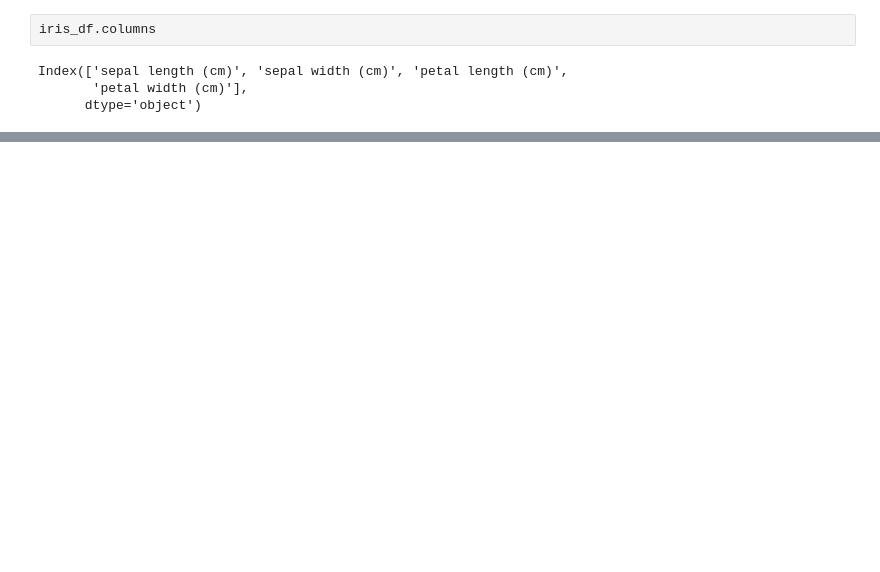
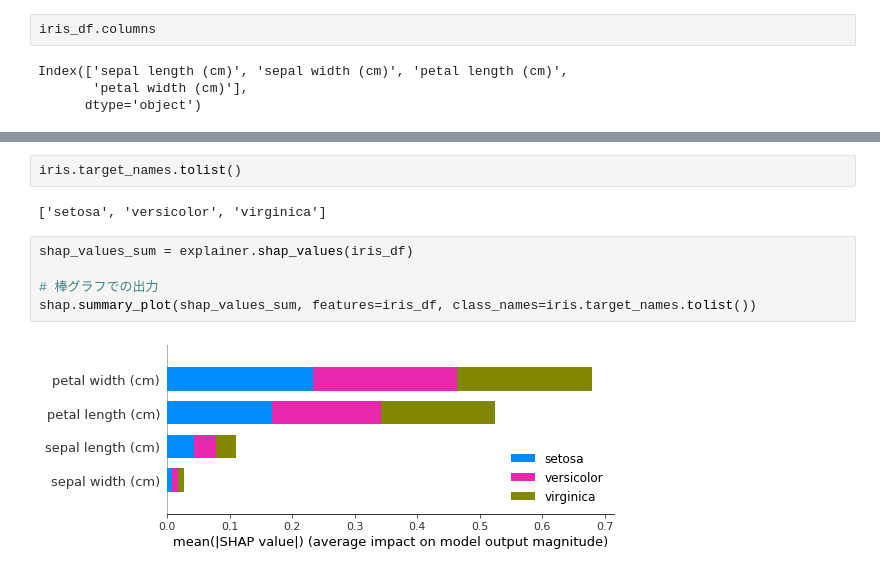
Before and after one commit to ysko909/work_shap, a Jupyter notebook: shap_sample_randomforest.ipynb, the cells around one changed output, grey strips where cells are left out. Saved outputs shown, nothing was run; the diff lists cells and outputs as text; blank space fills up the shorter version.

```diff
--- a/shap_sample_randomforest.ipynb
+++ b/shap_sample_randomforest.ipynb
@@ -83,0 +95,11 @@ NameError: name 'shap_values_dep' is not defined
+# %%
+iris.target_names.tolist()
+# %% [output]
+['setosa', 'versicolor', 'virginica']
+# %%
+shap_values_sum = explainer.shap_values(iris_df)
+
+# 棒グラフでの出力
+shap.summary_plot(shap_values_sum, features=iris_df, class_names=iris.target_names.tolist())
+# %% [output]
+[figure, added]
```
Also changed, not shown: parts of 15 cells of this notebook, 1 other file.
